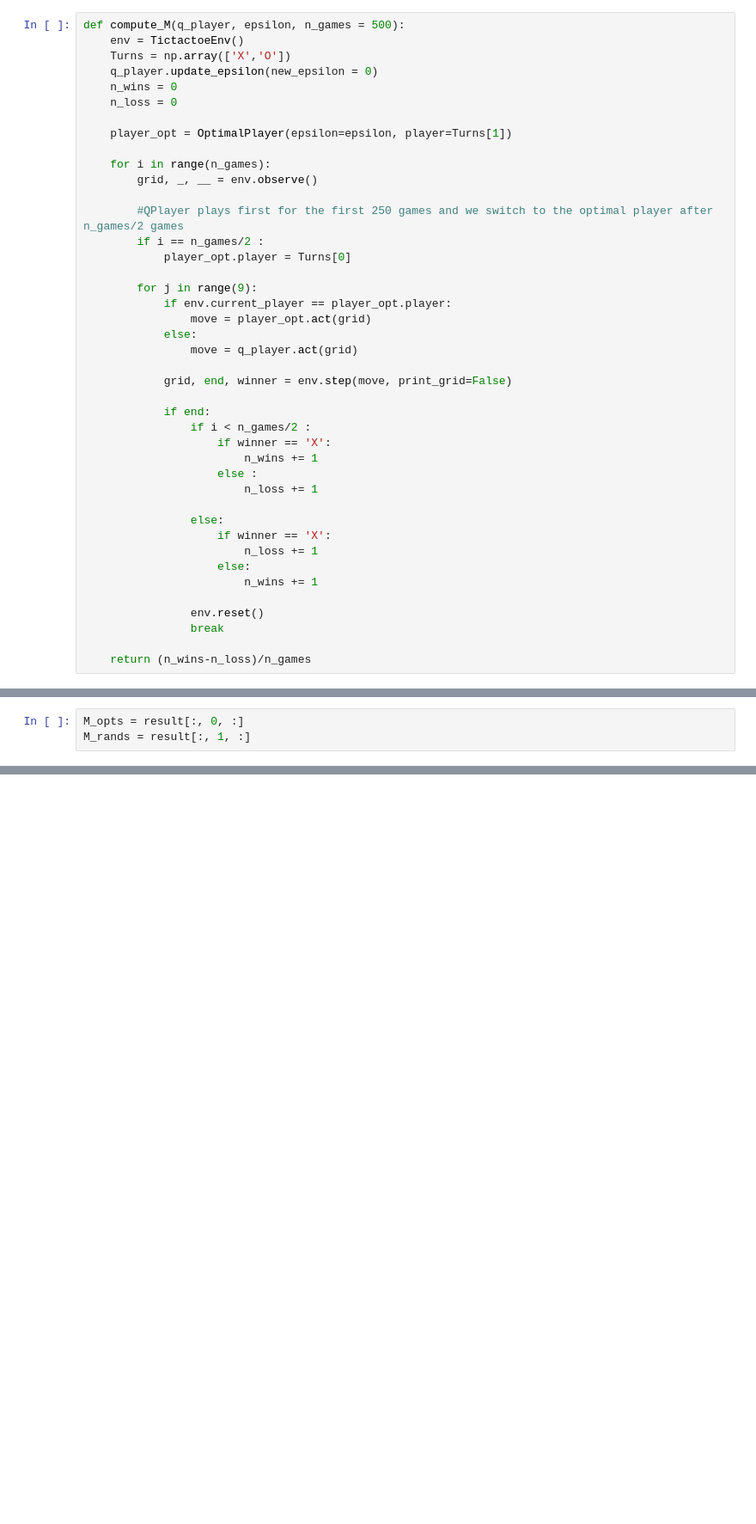
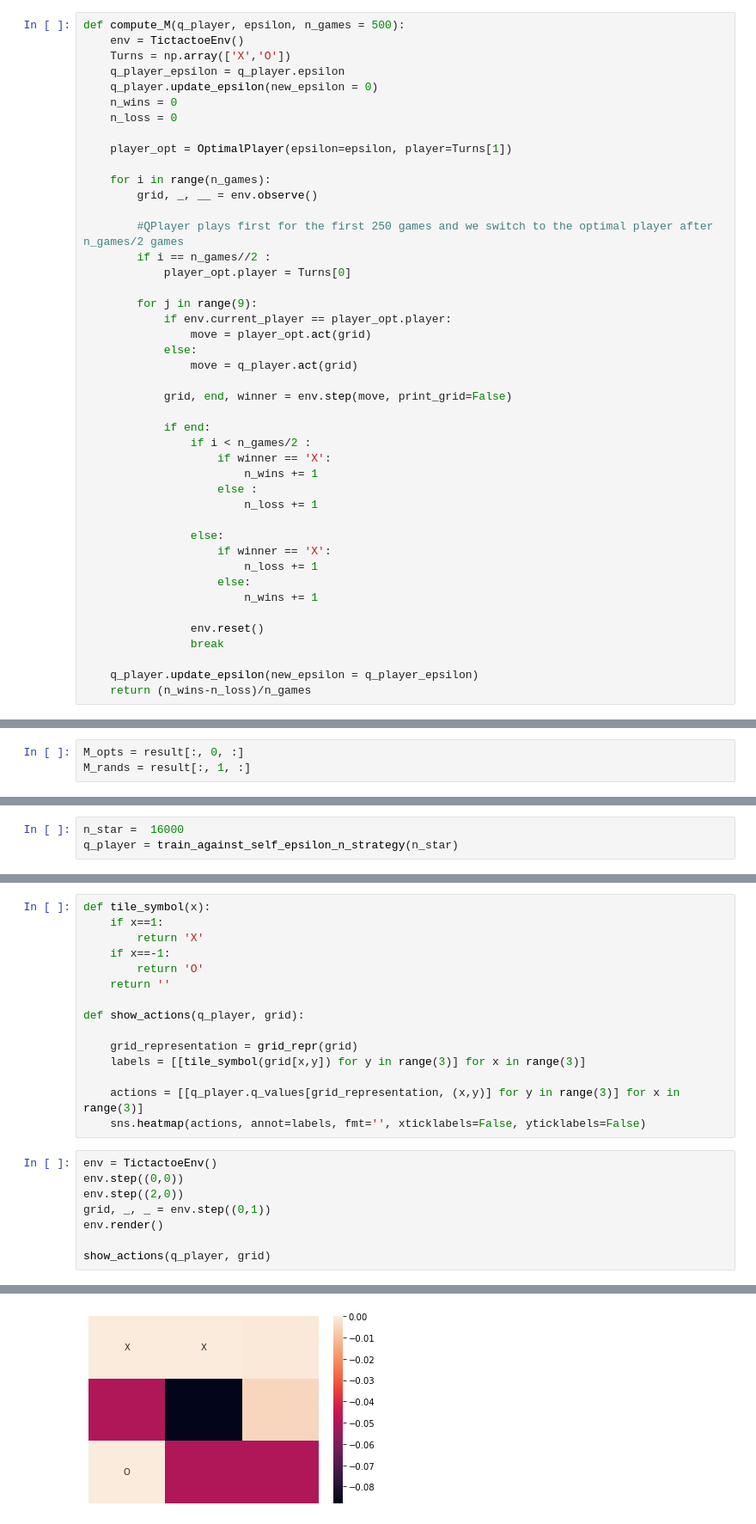
Before and after one commit to thurgarion2/tictactoe, a Jupyter notebook: tic_tac_toe.ipynb, the cells around one changed output, grey strips where cells are left out. Shown at 86% size. Cells and saved outputs as stored; diff of their text form; blank space fills up the shorter version.

```diff
--- a/tic_tac_toe.ipynb
+++ b/tic_tac_toe.ipynb
@@ -494,6 +494,7 @@ def epsilon(n, n_star, epsilon_min = 0.1, epsilon_max = 0.8):
 def compute_M(q_player, epsilon, n_games = 500):
     env = TictactoeEnv()
     Turns = np.array(['X','O'])
+    q_player_epsilon = q_player.epsilon
     q_player.update_epsilon(new_epsilon = 0)
     n_wins = 0
     n_loss = 0
@@ -504,7 +505,7 @@ def compute_M(q_player, epsilon, n_games = 500):
         grid, _, __ = env.observe()
 
         #QPlayer plays first for the first 250 games and we switch to the optimal player after n_games/2 games
-        if i == n_games/2 :
+        if i == n_games//2 :
             player_opt.player = Turns[0]
 
         for j in range(9):
@@ -531,6 +532,7 @@ def compute_M(q_player, epsilon, n_games = 500):
                 env.reset()
                 break
 
+    q_player.update_epsilon(new_epsilon = q_player_epsilon)
     return (n_wins-n_loss)/n_games
 # %%
 def play_epsilon_n_strategy(n_star, n_games = 20000, player_opt_epsilon = 0.5, average_length = 250.0):
@@ -846,0 +904,3 @@ plt.show()
+# %%
+n_star =  16000
+q_player = train_against_self_epsilon_n_strategy(n_star)
@@ -846,0 +913,24 @@ plt.show()
+# %%
+def tile_symbol(x):
+    if x==1:
+        return 'X'
+    if x==-1:
+        return 'O'
+    return ''
+
+def show_actions(q_player, grid):
+
+    grid_representation = grid_repr(grid)
+    labels = [[tile_symbol(grid[x,y]) for y in range(3)] for x in range(3)]
+
+    actions = [[q_player.q_values[grid_representation, (x,y)] for y in range(3)] for x in range(3)]
+    sns.heatmap(actions, annot=labels, fmt='', xticklabels=False, yticklabels=False)
+# %%
+env = TictactoeEnv()
+env.step((0,0))
+env.step((2,0))
+grid, _, _ = env.step((0,1))
+env.render()
+
+show_actions(q_player, grid)
+# %% [output]
@@ -846,0 +940 @@ plt.show()
+[figure, added]
```
Also changed, not shown: parts of 23 cells of this notebook, 1 other file.
